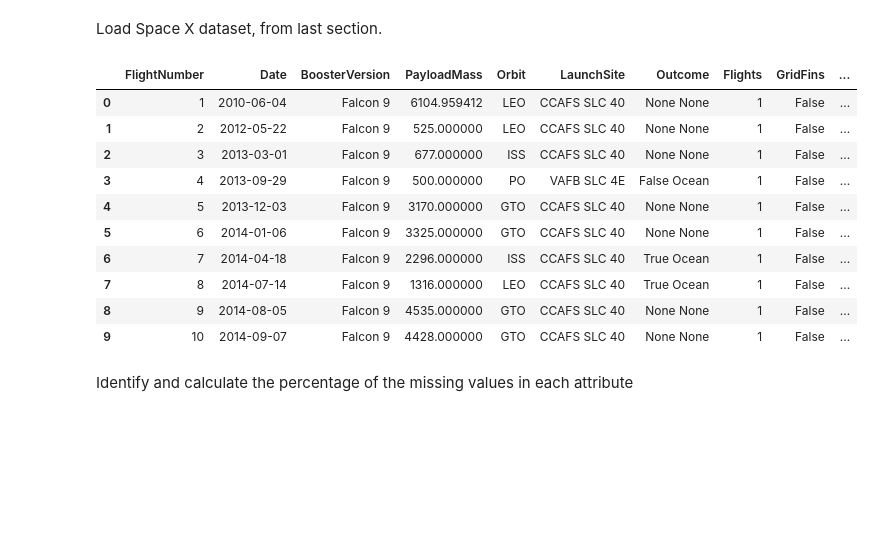
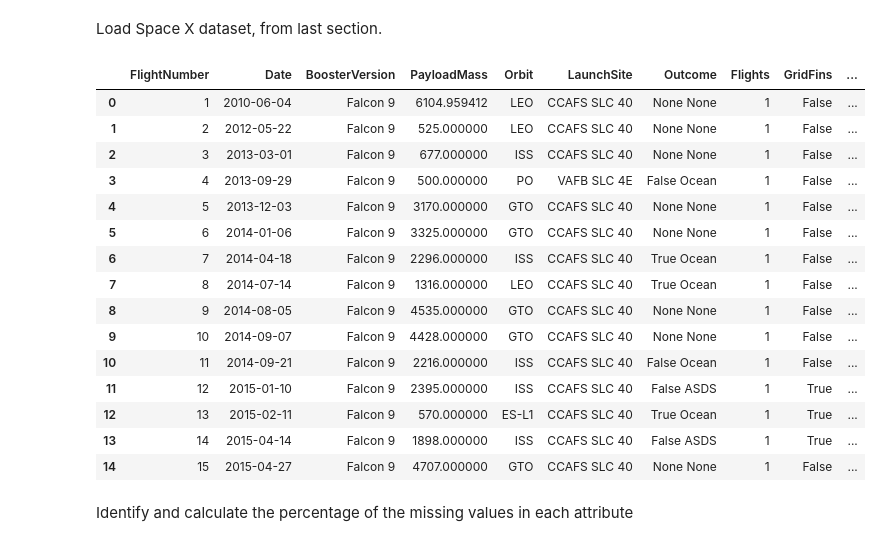
Before and after one commit to yschoigh/testrepo, a Jupyter notebook: EDA Lab.ipynb, the cells around one changed output. Cells and saved outputs as stored; diff of their text form; code cells hidden in the pictures; blank space fills up the shorter version.

```diff
--- a/EDA Lab.ipynb
+++ b/EDA Lab.ipynb
@@ -46,19 +46,24 @@ import numpy as np
 Load Space X dataset, from last section.
 # %%
 df=pd.read_csv("https://cf-courses-data.s3.us.cloud-object-storage.appdomain.cloud/IBM-DS0321EN-SkillsNetwork/datasets/dataset_part_1.csv")
-df.head(10)
+df.head(15)
 # %% [output]
 |  | FlightNumber | Date | BoosterVersion | PayloadMass | Orbit | LaunchSite | Outcome | Flights | GridFins | ... |
 | 0 | 1 | 2010-06-04 | Falcon 9 | 6104.959412 | LEO | CCAFS SLC 40 | None None | 1 | False | ... |
 | 1 | 2 | 2012-05-22 | Falcon 9 | 525.000000 | LEO | CCAFS SLC 40 | None None | 1 | False | ... |
 | 2 | 3 | 2013-03-01 | Falcon 9 | 677.000000 | ISS | CCAFS SLC 40 | None None | 1 | False | ... |
 | 3 | 4 | 2013-09-29 | Falcon 9 | 500.000000 | PO | VAFB SLC 4E | False Ocean | 1 | False | ... |
 | 4 | 5 | 2013-12-03 | Falcon 9 | 3170.000000 | GTO | CCAFS SLC 40 | None None | 1 | False | ... |
 | 5 | 6 | 2014-01-06 | Falcon 9 | 3325.000000 | GTO | CCAFS SLC 40 | None None | 1 | False | ... |
 | 6 | 7 | 2014-04-18 | Falcon 9 | 2296.000000 | ISS | CCAFS SLC 40 | True Ocean | 1 | False | ... |
 | 7 | 8 | 2014-07-14 | Falcon 9 | 1316.000000 | LEO | CCAFS SLC 40 | True Ocean | 1 | False | ... |
 | 8 | 9 | 2014-08-05 | Falcon 9 | 4535.000000 | GTO | CCAFS SLC 40 | None None | 1 | False | ... |
 | 9 | 10 | 2014-09-07 | Falcon 9 | 4428.000000 | GTO | CCAFS SLC 40 | None None | 1 | False | ... |
+| 10 | 11 | 2014-09-21 | Falcon 9 | 2216.000000 | ISS | CCAFS SLC 40 | False Ocean | 1 | False | ... |
+| 11 | 12 | 2015-01-10 | Falcon 9 | 2395.000000 | ISS | CCAFS SLC 40 | False ASDS | 1 | True | ... |
+| 12 | 13 | 2015-02-11 | Falcon 9 | 570.000000 | ES-L1 | CCAFS SLC 40 | True Ocean | 1 | True | ... |
+| 13 | 14 | 2015-04-14 | Falcon 9 | 1898.000000 | ISS | CCAFS SLC 40 | False ASDS | 1 | True | ... |
+| 14 | 15 | 2015-04-27 | Falcon 9 | 4707.000000 | GTO | CCAFS SLC 40 | None None | 1 | False | ... |
 # %% [markdown]
 Identify and calculate the percentage of the missing values in each attribute
 # %%
```
Also changed, not shown: parts of 3 cells of this notebook.
